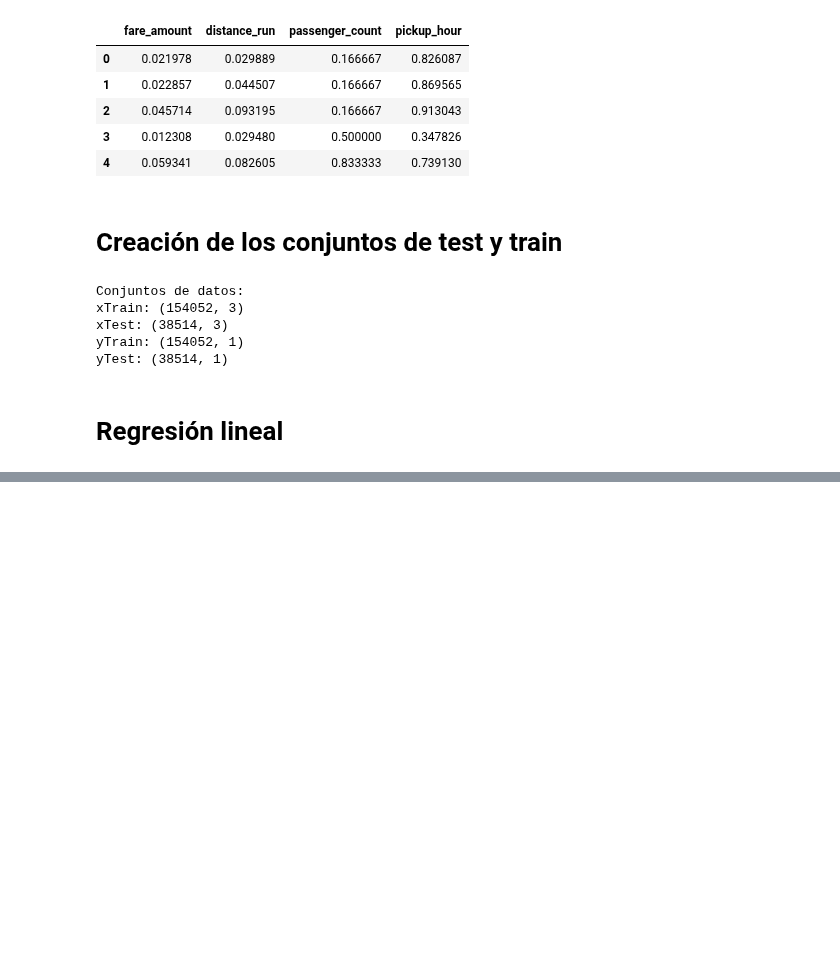
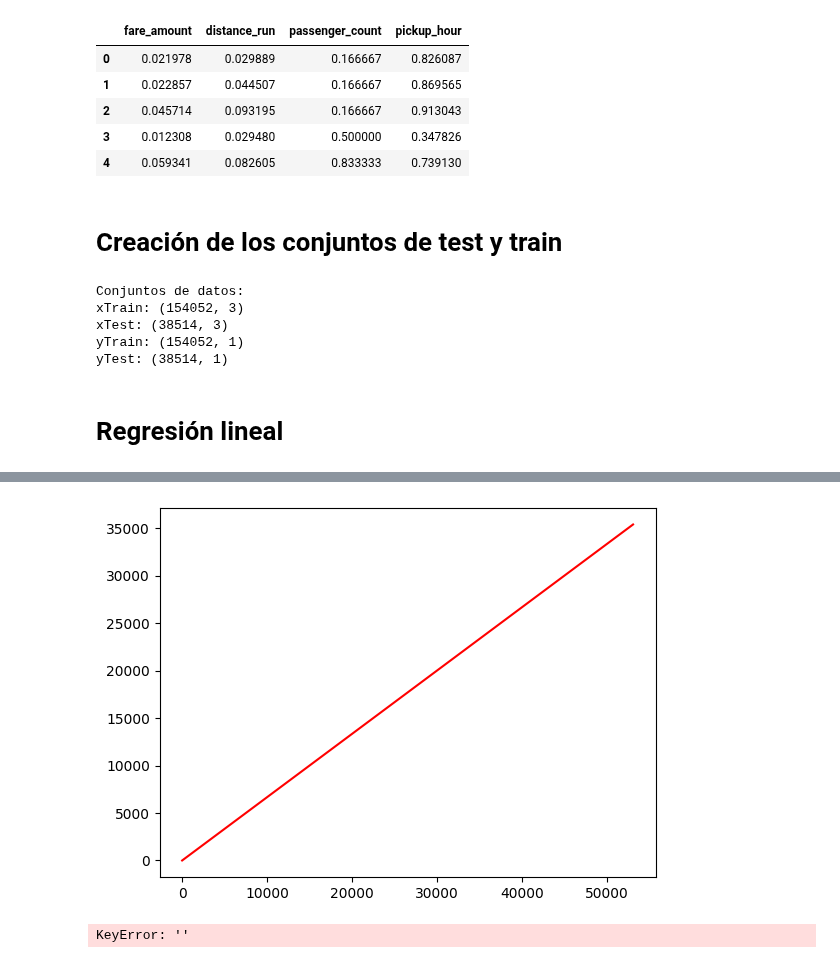
Before and after one commit to gag1005/Mineria-de-datos, a Jupyter notebook: practica3/practica3.ipynb, the cells around one changed output, grey strips where cells are left out. Drawn from its saved outputs; the diff is of its cells as text; code cells hidden in the pictures; blank space fills up the shorter version.

```diff
--- a/practica3/practica3.ipynb
+++ b/practica3/practica3.ipynb
@@ -191,0 +196,12 @@ plt.plot(x, y, color="red");
+# %%
+x = np.linspace(0, np.max(df[attr].to_numpy()), 2)
+y = [classifier.coefs[attrPos] * i + classifier.coefs[-1] for i in x]
+plt.plot(x, y, color="red");
+# %% [output]
+[figure, added]
+# %%
+plt.scatter(df[''].to_numpy(), df[target], marker=".")
+plt.ylim([0, np.max(df[target].to_numpy())])
+plt.xlim([0, np.max(df[attr].to_numpy())])
+# %% [output]
+KeyError: ''
```
Also changed, not shown: parts of 4 cells of this notebook, 1 other file.
